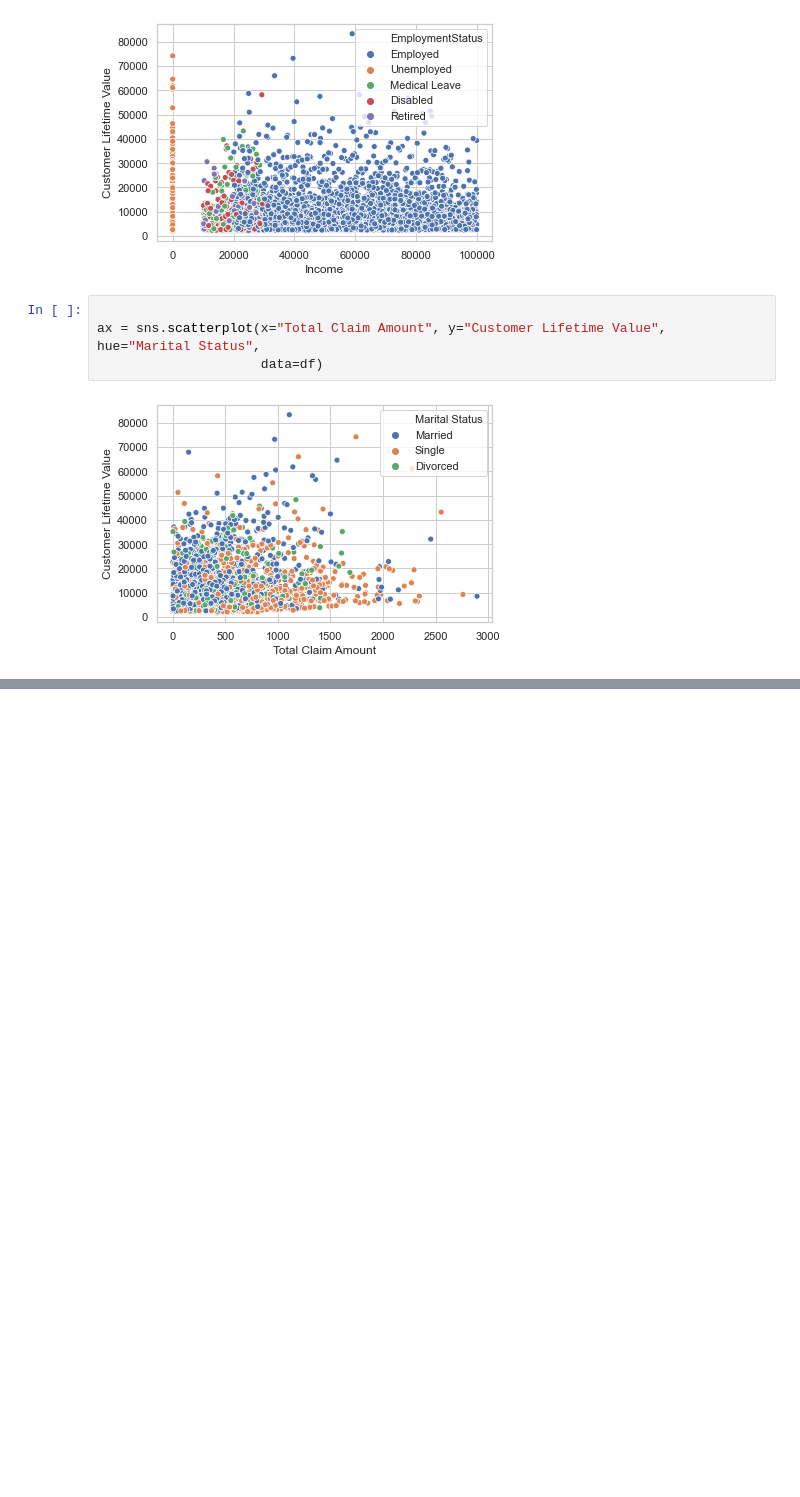
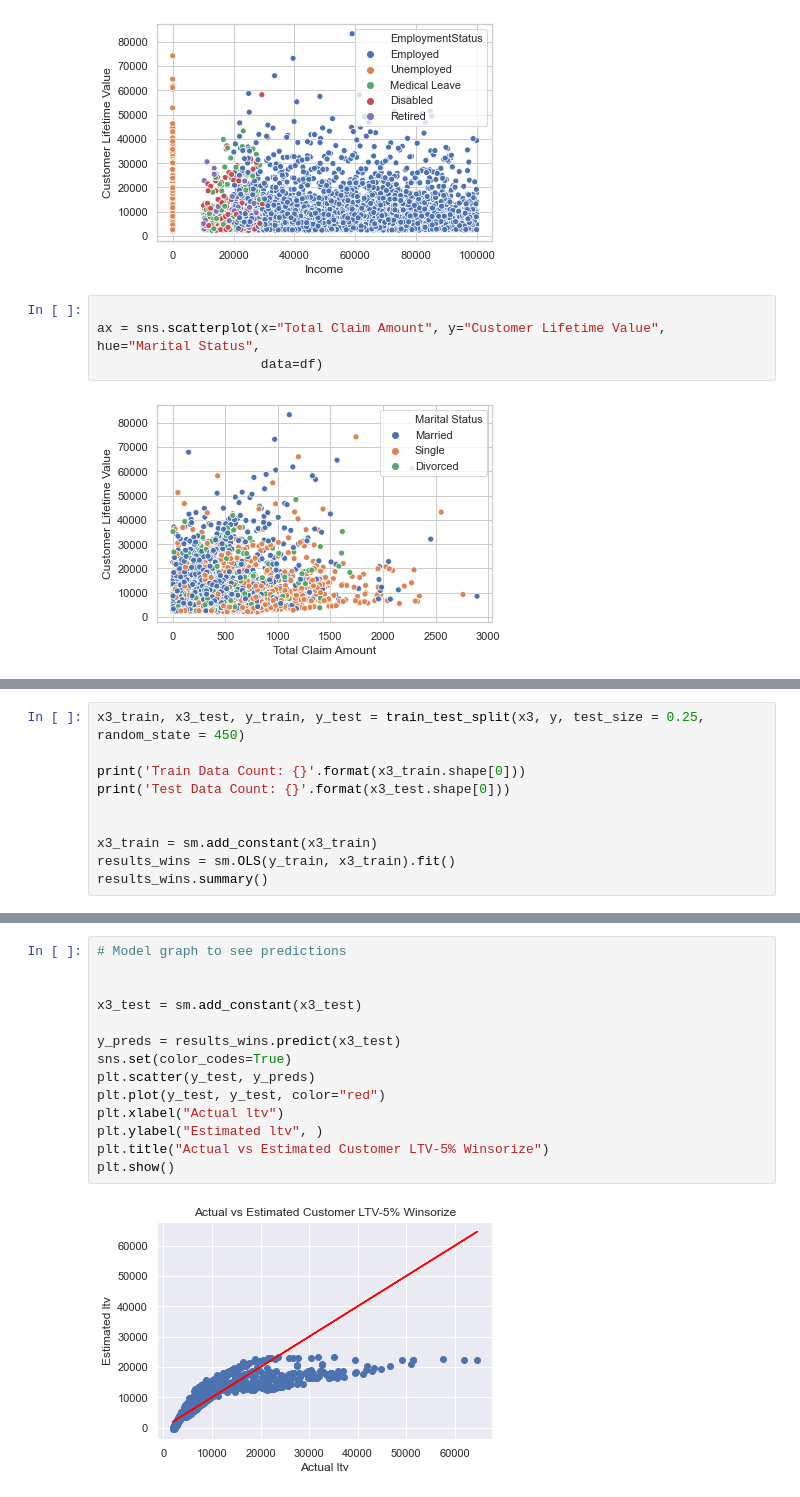
Before and after one commit to nilayduzkesen/Customer-LTV-Prediction, a Jupyter notebook: Customer LTV Prediction.ipynb, the cells around one changed output, grey strips where cells are left out. Drawn from its saved outputs; the diff is of its cells as text; blank space fills up the shorter version.

```diff
--- a/Customer LTV Prediction.ipynb
+++ b/Customer LTV Prediction.ipynb
@@ -645,0 +597,10 @@ strong multicollinearity or other numerical problems.
+# %%
+x3_train, x3_test, y_train, y_test = train_test_split(x3, y, test_size = 0.25, random_state = 450)
+
+print('Train Data Count: {}'.format(x3_train.shape[0]))
+print('Test Data Count: {}'.format(x3_test.shape[0]))
+
+
+x3_train = sm.add_constant(x3_train)
+results_wins = sm.OLS(y_train, x3_train).fit()
+results_wins.summary()
@@ -645,0 +644,16 @@ strong multicollinearity or other numerical problems.
+# %%
+# Model graph to see predictions
+
+
+x3_test = sm.add_constant(x3_test)
+
+y_preds = results_wins.predict(x3_test)
+sns.set(color_codes=True)
+plt.scatter(y_test, y_preds)
+plt.plot(y_test, y_test, color="red")
+plt.xlabel("Actual ltv")
+plt.ylabel("Estimated ltv", )
+plt.title("Actual vs Estimated Customer LTV-5% Winsorize")
+plt.show()
+# %% [output]
+[figure, added]
```
Also changed, not shown: parts of 72 cells of this notebook.
